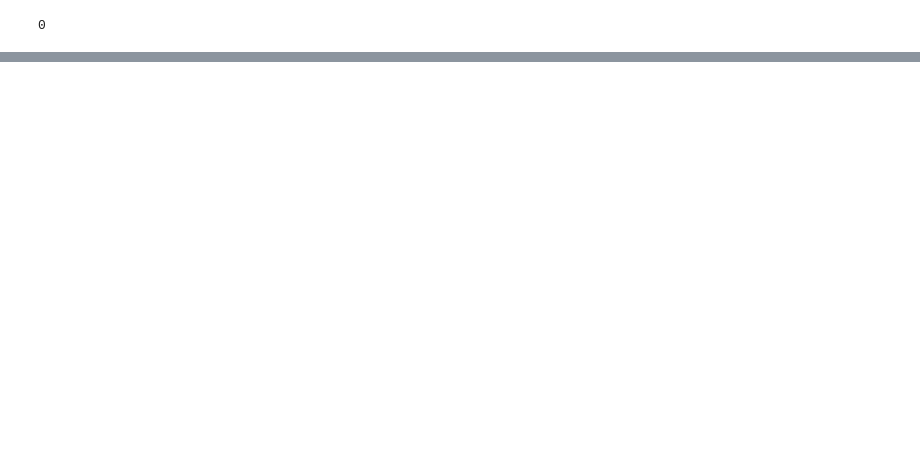
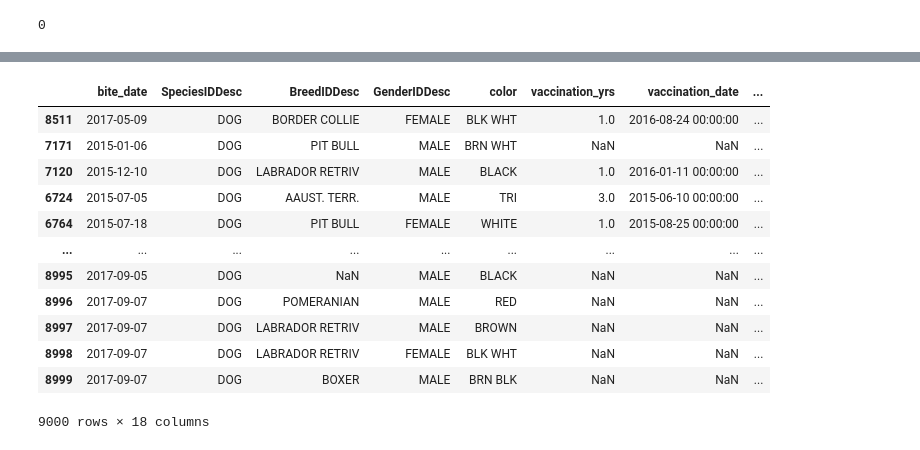
Before and after one commit to ishu1998ki/AnimalBite, a Jupyter notebook: loaddata.ipynb, the cells around one changed output, grey strips where cells are left out. Drawn from its saved outputs; the diff is of its cells as text; code cells hidden in the pictures; blank space fills up the shorter version.

```diff
--- a/loaddata.ipynb
+++ b/loaddata.ipynb
@@ -781,0 +838,16 @@ preprocessed_data['color'].isnull().sum()
+# %%
+sorting_data(preprocessed_data,'differenceOfQurantine_dateAndRelease_date',False)
+# %% [output]
+|  | bite_date | SpeciesIDDesc | BreedIDDesc | GenderIDDesc | color | vaccination_yrs | vaccination_date | ... |
+| 8511 | 2017-05-09 | DOG | BORDER COLLIE | FEMALE | BLK WHT | 1.0 | 2016-08-24 00:00:00 | ... |
+| 7171 | 2015-01-06 | DOG | PIT BULL | MALE | BRN WHT | NaN | NaN | ... |
+| 7120 | 2015-12-10 | DOG | LABRADOR RETRIV | MALE | BLACK | 1.0 | 2016-01-11 00:00:00 | ... |
+| 6724 | 2015-07-05 | DOG | AAUST. TERR. | MALE | TRI | 3.0 | 2015-06-10 00:00:00 | ... |
+| 6764 | 2015-07-18 | DOG | PIT BULL | FEMALE | WHITE | 1.0 | 2015-08-25 00:00:00 | ... |
+| ... | ... | ... | ... | ... | ... | ... | ... | ... |
+| 8995 | 2017-09-05 | DOG | NaN | MALE | BLACK | NaN | NaN | ... |
+| 8996 | 2017-09-07 | DOG | POMERANIAN | MALE | RED | NaN | NaN | ... |
+| 8997 | 2017-09-07 | DOG | LABRADOR RETRIV | MALE | BROWN | NaN | NaN | ... |
+| 8998 | 2017-09-07 | DOG | LABRADOR RETRIV | FEMALE | BLK WHT | NaN | NaN | ... |
+| 8999 | 2017-09-07 | DOG | BOXER | MALE | BRN BLK | NaN | NaN | ... |
+9000 rows × 18 columns
```
Also changed, not shown: parts of 17 cells of this notebook.
